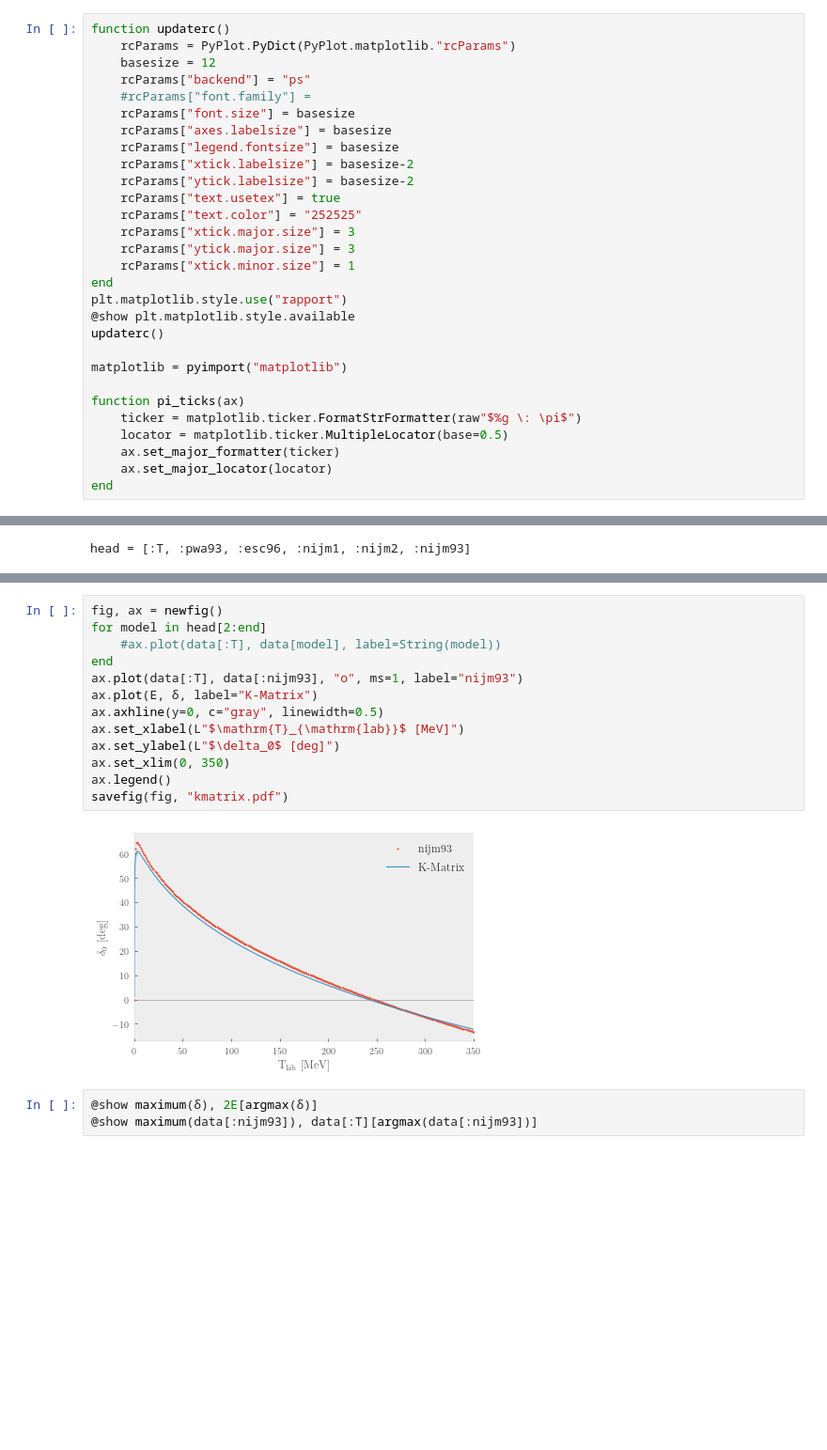
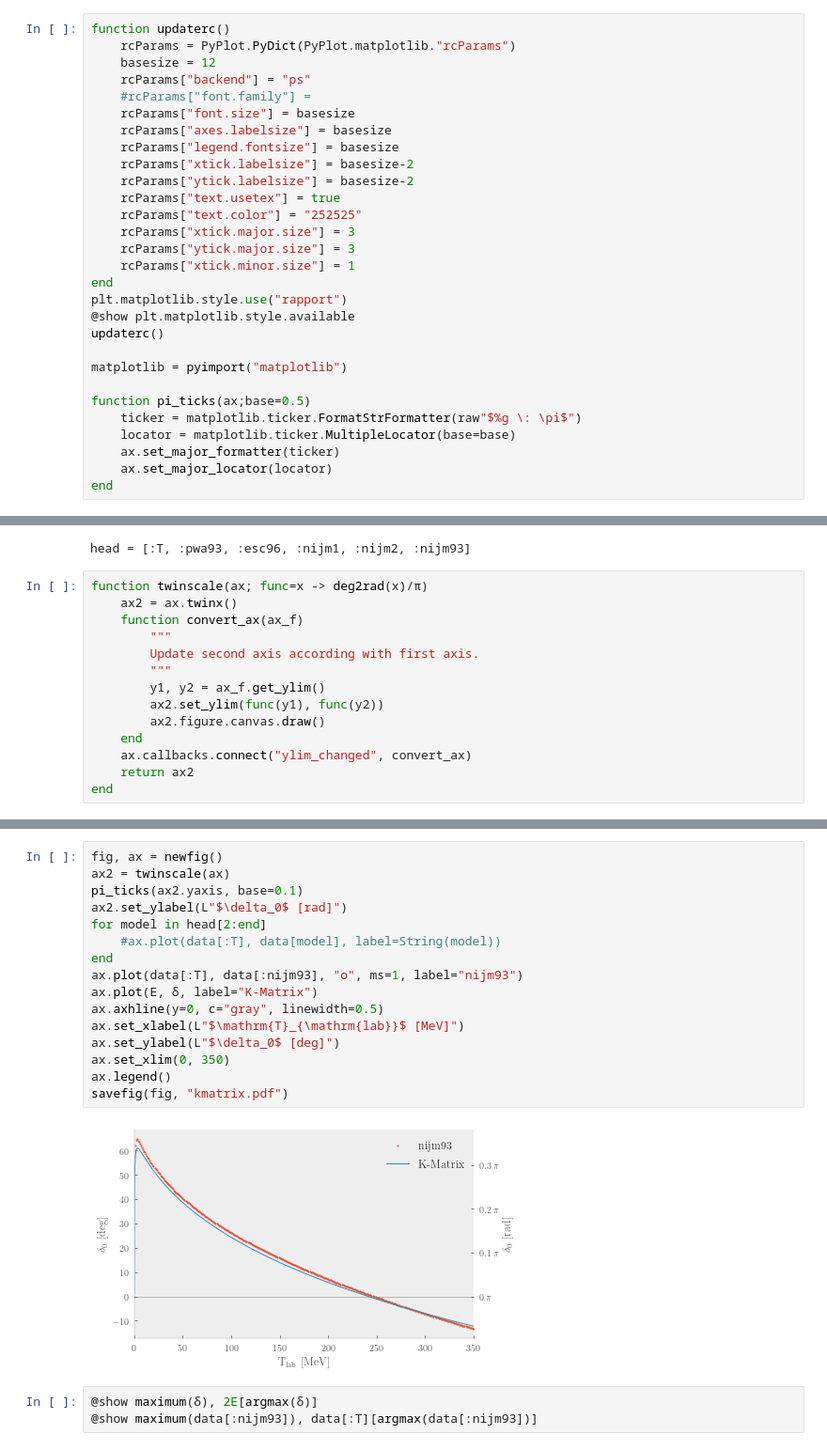
Before and after one commit to ErlendLima/NuclearForces, a Jupyter notebook: project1/notebook/Project.ipynb, the cells around one changed output, grey strips where cells are left out. Shown at 94% size. Saved outputs shown, nothing was run; the diff lists cells and outputs as text; blank space fills up the shorter version.

```diff
--- a/project1/notebook/Project.ipynb
+++ b/project1/notebook/Project.ipynb
@@ -68,9 +66,9 @@ updaterc()
 
 matplotlib = pyimport("matplotlib")
 
-function pi_ticks(ax)
+function pi_ticks(ax;base=0.5)
     ticker = matplotlib.ticker.FormatStrFormatter(raw"$%g \: \pi$")
-    locator = matplotlib.ticker.MultipleLocator(base=0.5)
+    locator = matplotlib.ticker.MultipleLocator(base=base)
     ax.set_major_formatter(ticker)
     ax.set_major_locator(locator)
 end
@@ -168,3 +166,17 @@ data = DataFrame(body, head);
 @show head;
 # %% [output]
 head = [:T, :pwa93, :esc96, :nijm1, :nijm2, :nijm93]
+# %%
+function twinscale(ax; func=x -> deg2rad(x)/π)
+    ax2 = ax.twinx()
+    function convert_ax(ax_f)
+        """
+        Update second axis according with first axis.
+        """
+        y1, y2 = ax_f.get_ylim()
+        ax2.set_ylim(func(y1), func(y2))
+        ax2.figure.canvas.draw()
+    end
+    ax.callbacks.connect("ylim_changed", convert_ax)
+    return ax2
+end
@@ -171,18 +185,21 @@ head = [:T, :pwa93, :esc96, :nijm1, :nijm2, :nijm93]
 # %%
 fig, ax = newfig()
+ax2 = twinscale(ax)
+pi_ticks(ax2.yaxis, base=0.1)
+ax2.set_ylabel(L"$\delta_0$ [rad]")
 for model in head[2:end]
     #ax.plot(data[:T], data[model], label=String(model))
 end
 ax.plot(data[:T], data[:nijm93], "o", ms=1, label="nijm93")
 ax.plot(E, δ, label="K-Matrix")
 ax.axhline(y=0, c="gray", linewidth=0.5)
 ax.set_xlabel(L"$\mathrm{T}_{\mathrm{lab}}$ [MeV]")
 ax.set_ylabel(L"$\delta_0$ [deg]")
 ax.set_xlim(0, 350)
 ax.legend()
 savefig(fig, "kmatrix.pdf")
 # %% [output]
-[figure, old version]
+[figure, new version]
 # %%
 @show maximum(δ), 2E[argmax(δ)]
 @show maximum(data[:nijm93]), data[:T][argmax(data[:nijm93])]
```
Also changed, not shown: parts of 20 cells of this notebook, 15 other files.
